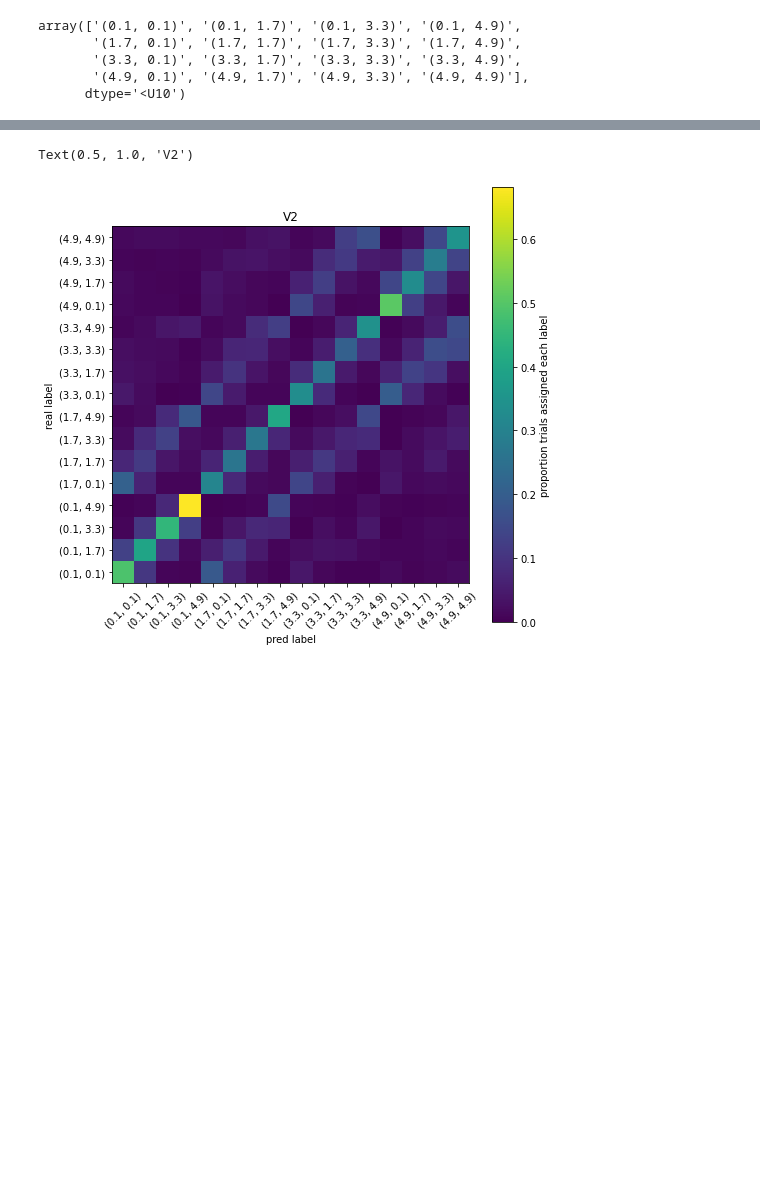
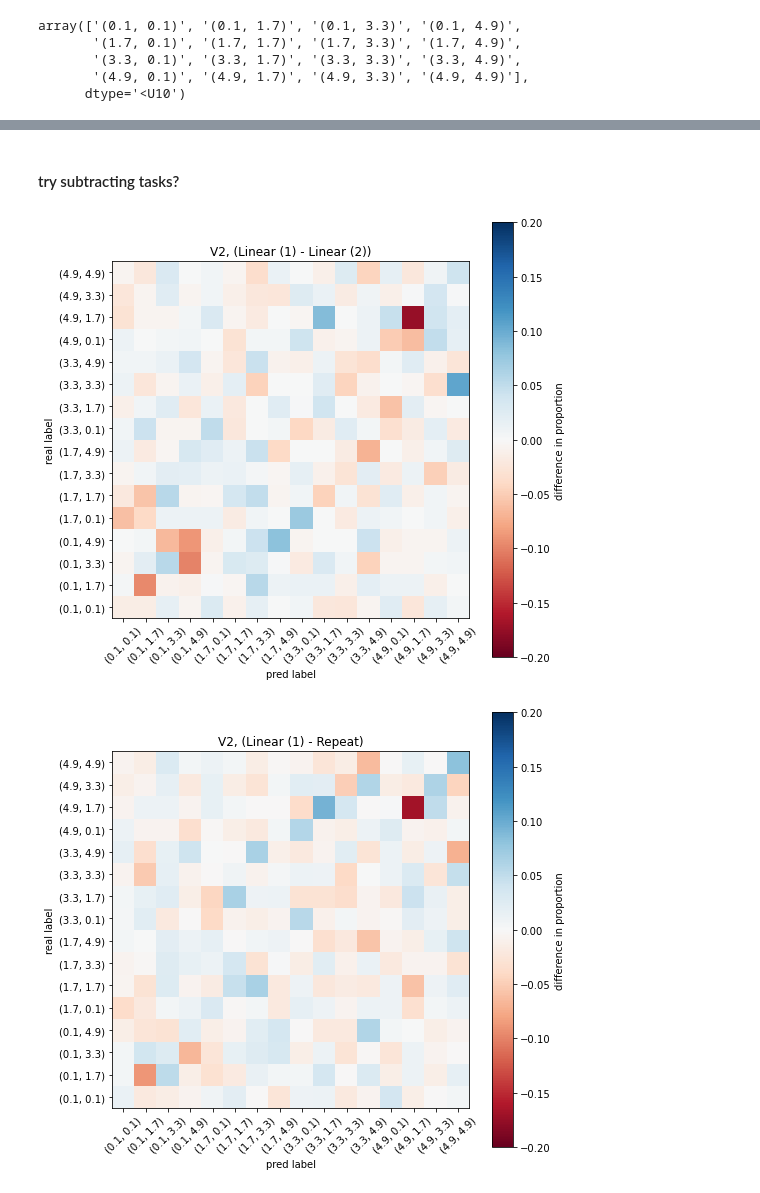
Before and after one commit to mmhenderson/shapeDim, a Jupyter notebook: Analysis/decoding/multiclass_decoding.ipynb, the cells around one changed output, grey strips where cells are left out. Cells and saved outputs as stored; diff of their text form; code cells hidden in the pictures; blank space fills up the shorter version.

```diff
--- a/Analysis/decoding/multiclass_decoding.ipynb
+++ b/Analysis/decoding/multiclass_decoding.ipynb
@@ -63,0 +293,19 @@ plt.title('best acc for 16-way logistic regression classifier');
+# %%
+ri = 1;
+for ti in range(4):
+
+    # sum over subjects
+    n = np.sum(dec_withintask['num_preds_bytask'][:,ri,:,:,ti], axis=0)
+    # sum over all trials with same "real label"
+    s = np.tile(np.sum(n, axis=1, keepdims=True), [1,n.shape[1]])
+    prop_conf =  n/s
+
+    plt.figure(figsize=(8,8))
+    plt.pcolormesh(prop_conf)
+    plt.colorbar(label='proportion trials assigned each label')
+    plt.ylabel('real label')
+    plt.xlabel('pred label')
+    plt.xticks(np.arange(0.5, 16.5, 1.0), grid_pt_strs, rotation=45);
+    plt.yticks(np.arange(0.5, 16.5, 1.0), grid_pt_strs);
+    plt.axis('square')
+    plt.title('%s, %s'%(roi_names[ri], task_names[ti]))
@@ -64,20 +317,32 @@ plt.title('best acc for 16-way logistic regression classifier');
+# %% [markdown]
+#### try subtracting tasks?
 # %%
 ri = 1;
-# sum over subjects
-n = np.sum(dec['num_preds'][:,ri,:,:], axis=0)
-# sum over all trials with same "real label"
-s = np.tile(np.sum(n, axis=1, keepdims=True), [1,n.shape[1]])
-prop_conf =  n/s
+for ti_diff in [[0,1], [0,3], [1,3], [2,3]]:
 
-plt.figure(figsize=(8,8))
-plt.pcolormesh(prop_conf)
-plt.colorbar(label='proportion trials assigned each label')
-plt.ylabel('real label')
-plt.xlabel('pred label')
-plt.xticks(np.arange(0.5, 16.5, 1.0), grid_pt_strs, rotation=45);
-plt.yticks(np.arange(0.5, 16.5, 1.0), grid_pt_strs);
-plt.axis('square')
-plt.title(roi_names[ri])
+    # sum over subjects
+    n = np.sum(dec_withintask['num_preds_bytask'][:,ri,:,:,ti_diff[0]], axis=0)
+    # sum over all trials with same "real label"
+    s = np.tile(np.sum(n, axis=1, keepdims=True), [1,n.shape[1]])
+    prop_conf1 =  n/s
+
+    # sum over subjects
+    n = np.sum(dec_withintask['num_preds_bytask'][:,ri,:,:,ti_diff[1]], axis=0)
+    # sum over all trials with same "real label"
+    s = np.tile(np.sum(n, axis=1, keepdims=True), [1,n.shape[1]])
+    prop_conf2 =  n/s
+
+    prop_conf = prop_conf1 - prop_conf2
+
+    plt.figure(figsize=(8,8))
+    plt.pcolormesh(prop_conf, vmin=-0.2, vmax=0.2, cmap = 'RdBu')
+    plt.colorbar(label='difference in proportion')
+    plt.ylabel('real label')
+    plt.xlabel('pred label')
+    plt.xticks(np.arange(0.5, 16.5, 1.0), grid_pt_strs, rotation=45);
+    plt.yticks(np.arange(0.5, 16.5, 1.0), grid_pt_strs);
+    plt.axis('square')
+    plt.title('%s, (%s - %s)'%(roi_names[ri], task_names[ti_diff[0]], task_names[ti_diff[1]]))
 # %% [output]
-Text(0.5, 1.0, 'V2')
-[figure, old version]
+[figure, new version]
+[figure, added]
```
Also changed, not shown: parts of 38 cells of this notebook, 14 other files.
